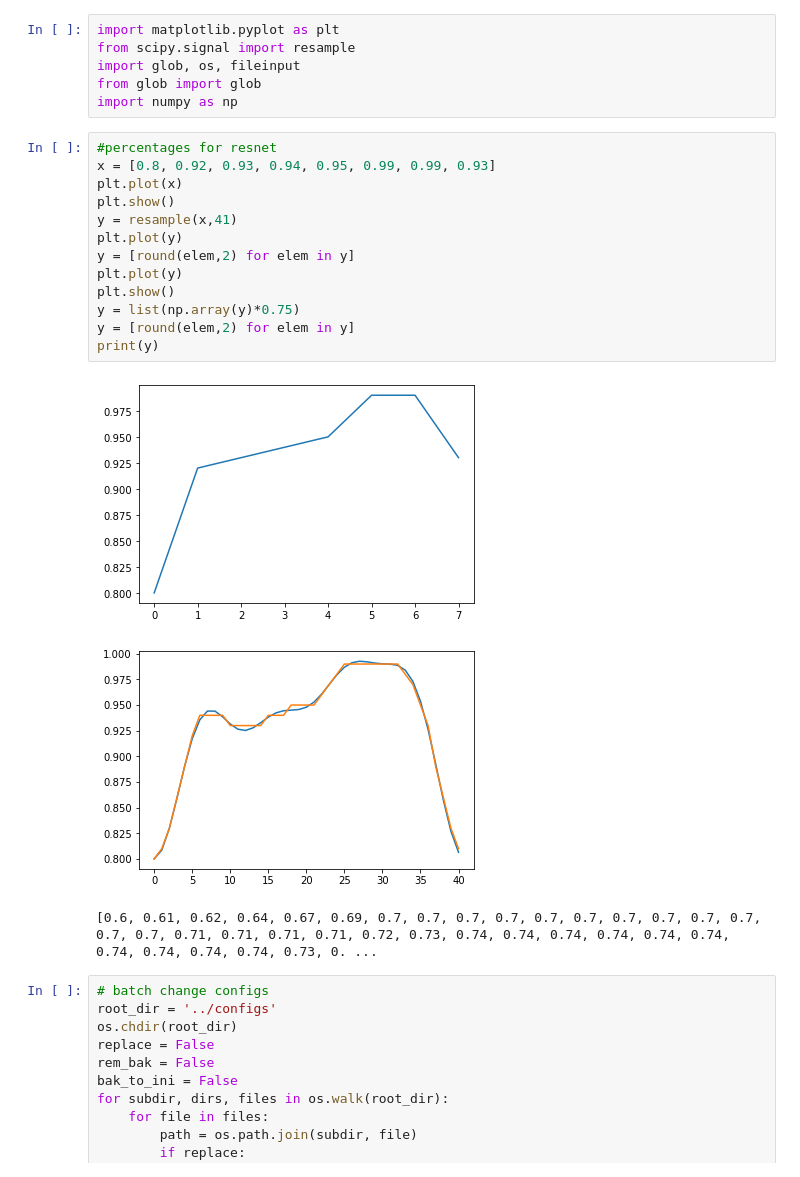
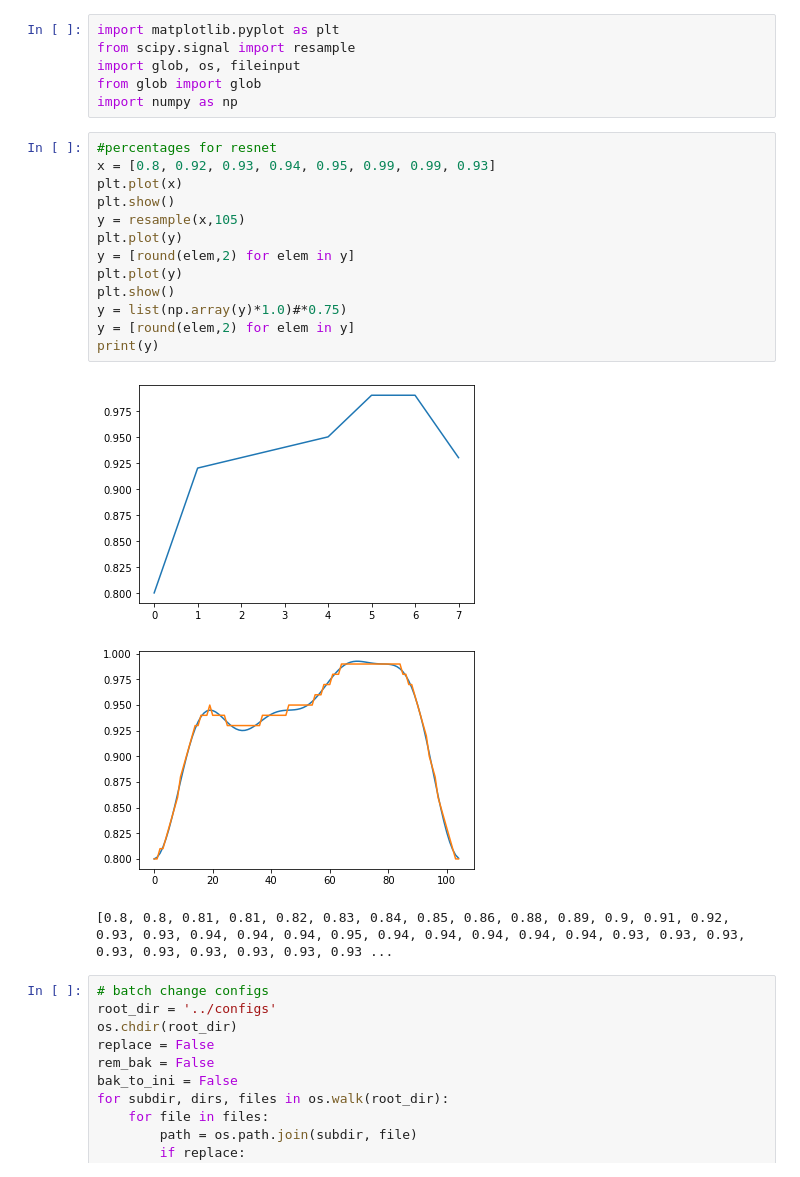
Before and after one commit to lorenz0890/multi-directional-pruning, a Jupyter notebook: notebooks/utils.ipynb, the cells around one changed output. Cells and saved outputs as stored; diff of their text form.

```diff
--- a/notebooks/utils.ipynb
+++ b/notebooks/utils.ipynb
@@ -7,20 +7,20 @@ import numpy as np
 # %%
 #percentages for resnet
 x = [0.8, 0.92, 0.93, 0.94, 0.95, 0.99, 0.99, 0.93]
 plt.plot(x)
 plt.show()
-y = resample(x,41)
+y = resample(x,105)
 plt.plot(y)
 y = [round(elem,2) for elem in y]
 plt.plot(y)
 plt.show()
-y = list(np.array(y)*0.75)
+y = list(np.array(y)*1.0)#*0.75)
 y = [round(elem,2) for elem in y]
 print(y)
 # %% [output]
 [figure]
-[figure, old version]
+[figure, new version]
-[0.6, 0.61, 0.62, 0.64, 0.67, 0.69, 0.7, 0.7, 0.7, 0.7, 0.7, 0.7, 0.7, 0.7, 0.7, 0.7, 0.7, 0.7, 0.71, 0.71, 0.71, 0.71, 0.72, 0.73, 0.74, 0.74, 0.74, 0.74, 0.74, 0.74, 0.74, 0.74, 0.74, 0.74, 0.73, 0. ...
+[0.8, 0.8, 0.81, 0.81, 0.82, 0.83, 0.84, 0.85, 0.86, 0.88, 0.89, 0.9, 0.91, 0.92, 0.93, 0.93, 0.94, 0.94, 0.94, 0.95, 0.94, 0.94, 0.94, 0.94, 0.94, 0.93, 0.93, 0.93, 0.93, 0.93, 0.93, 0.93, 0.93, 0.93 ...
 # %%
 # batch change configs
 root_dir = '../configs'
```
Also changed, not shown: 16 other files.
